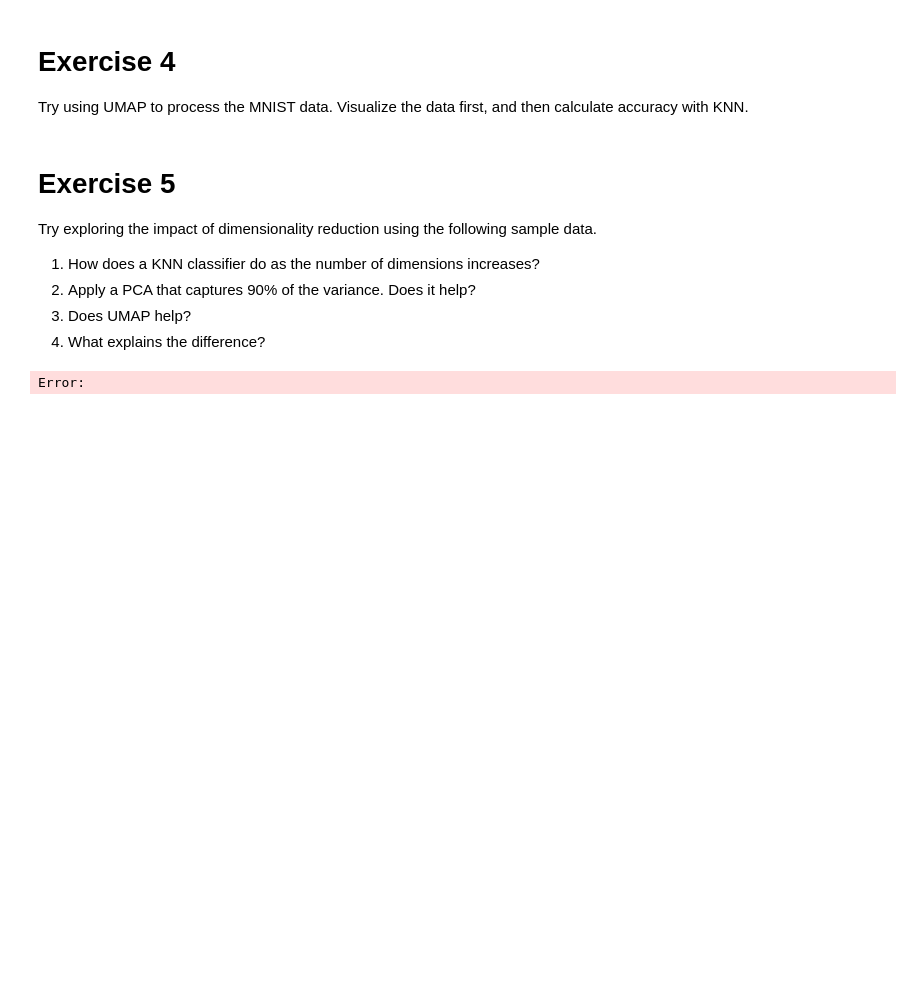
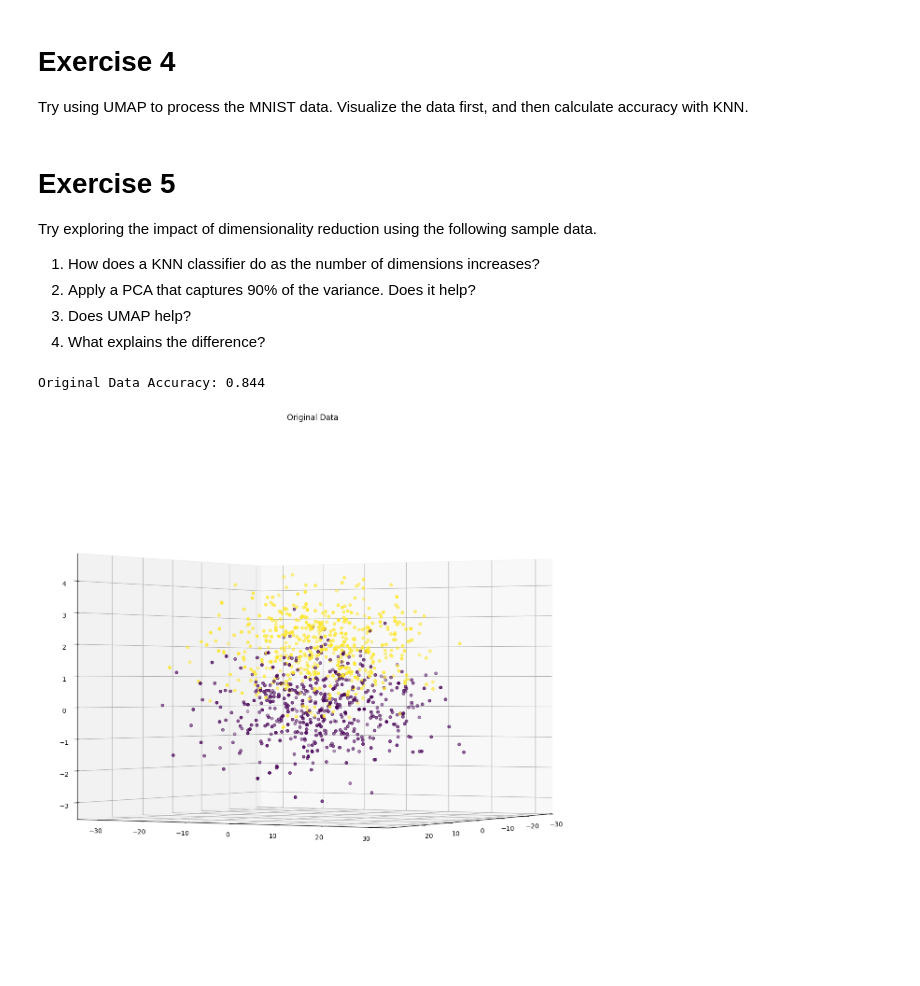
Before and after one commit to IST407-707/707-lecture-master, a Jupyter notebook: 8-week8/1-dimensionality-reduction.ipynb, the cells around one changed output. Saved outputs shown, nothing was run; the diff lists cells and outputs as text; code cells hidden in the pictures; blank space fills up the shorter version.

```diff
--- a/8-week8/1-dimensionality-reduction.ipynb
+++ b/8-week8/1-dimensionality-reduction.ipynb
@@ -1242,32 +1227,33 @@ y0 = np.random.normal(loc=0, scale=10, size=n_points)
 z0 = np.random.normal(loc=0, scale=1, size=n_points)
 
 # Class 1
 x1 = np.random.normal(loc=0, scale=10, size=n_points)
 y1 = np.random.normal(loc=0, scale=10, size=n_points)
-z1 = np.random.normal(loc=3, scale=1, size=n_points)
+z1 = np.random.normal(loc=2, scale=1, size=n_points)
 
 X = np.vstack((np.hstack((x0, x1)), np.hstack((y0, y1)), np.hstack((z0, z1)))).T
 y = np.hstack((np.zeros(n_points), np.ones(n_points)))
 
 
 
 # Train KNN on original data
 knn = KNeighborsClassifier()
 knn.fit(X, y)
 y_pred = knn.predict(X)
 print(f"Original Data Accuracy: {accuracy_score(y, y_pred)}")
 
 # Create a new figure
 fig = plt.figure(figsize=(15,15))
 
 # Add 3D subplot
 # The format is (rows, columns, plot_number)
 ax = fig.add_subplot(111, projection='3d')
 ax.view_init(elev=0, azim=30)
 
 ax.scatter(X[:, 0], X[:, 1], X[:, 2], c=y, cmap='viridis')
 ax.set_title('Original Data')
 
 plt.show()
 # %% [output]
-Error:
+Original Data Accuracy: 0.844
+[figure, added]
```
Also changed, not shown: parts of 2 cells of this notebook, 4 other files.
